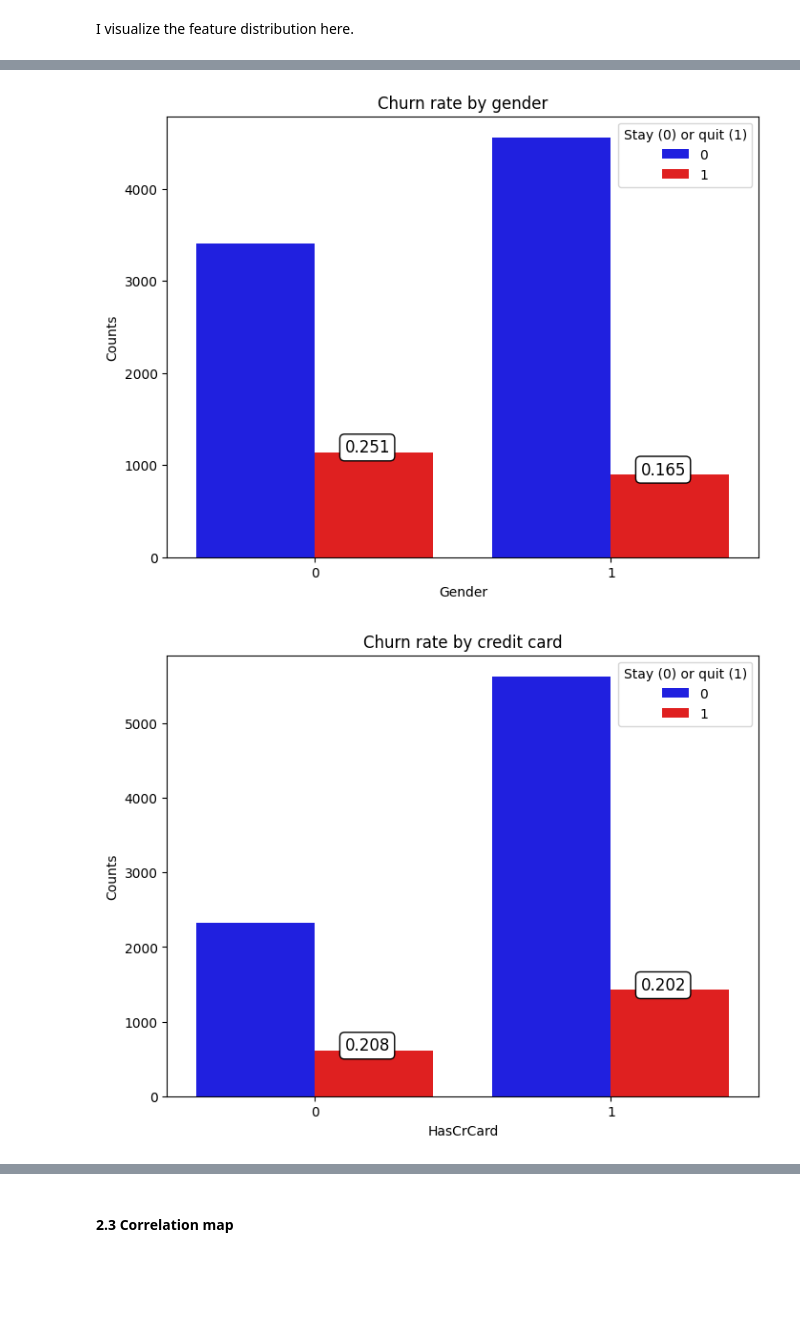
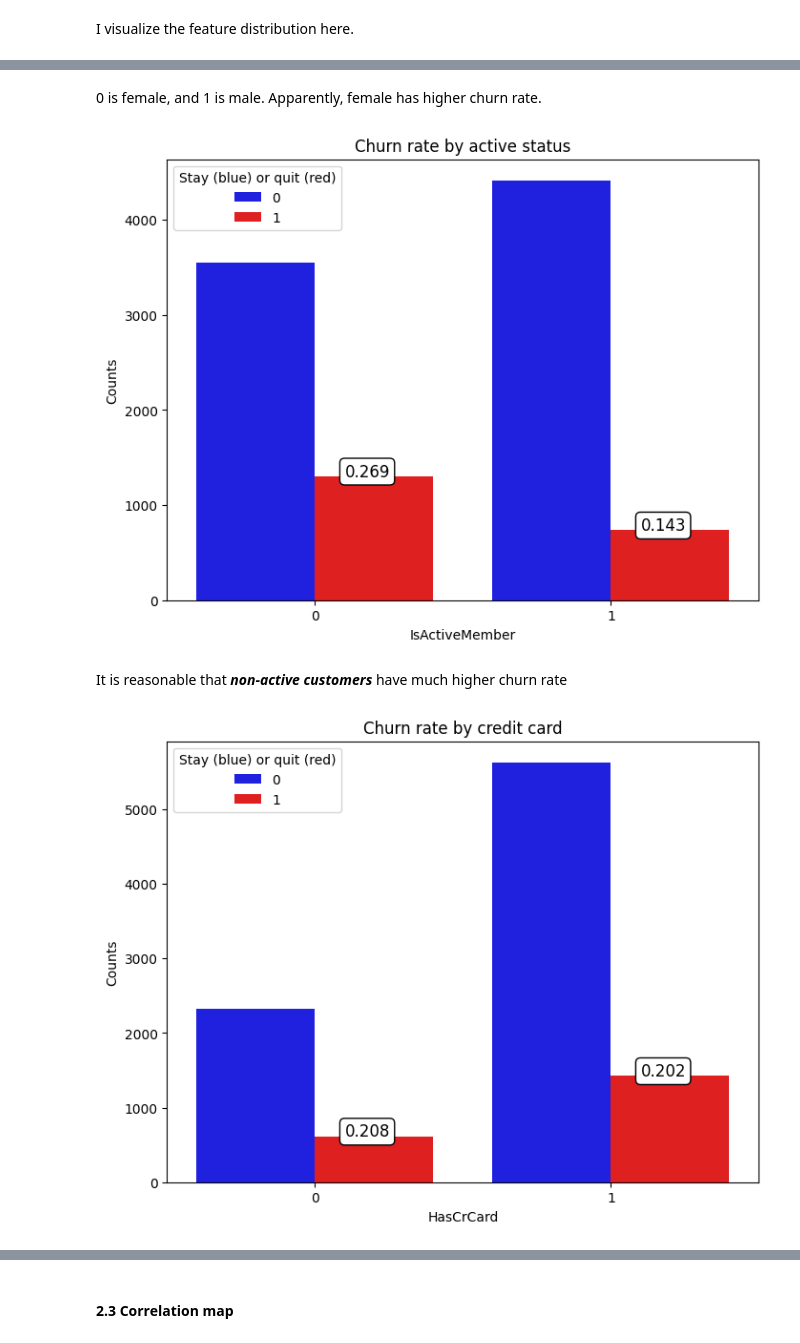
Before and after one commit to danicychao/customer_churn, a Jupyter notebook: bank_churn_rate.ipynb, the cells around one changed output, grey strips where cells are left out. Cells and saved outputs as stored; diff of their text form; code cells hidden in the pictures; blank space fills up the shorter version.

```diff
--- a/bank_churn_rate.ipynb
+++ b/bank_churn_rate.ipynb
@@ -7,7 +7,7 @@ import pandas as pd
 # %% [markdown]
 ## 1. Load data
 # %%
-file = "/Users/danichao/self_data/customer_churn.csv"
+file = "customer_churn.csv"
 churn_data = pd.read_csv(file)
 
 churn_data
@@ -163,4 +174,5 @@ churn_data['NumOfProducts'].min()
 # %%
+# function to plot categorical feature distribution for stay/churn group
 def CategoricalDistribution(feature,feature_str):
     temp = churn_data.groupby(['Exited', feature]).size().reset_index(name='counts')
     total_feature_0 = temp[temp[feature] == 0]['counts'].sum()
@@ -180,5 +192,7 @@ def CategoricalDistribution(feature,feature_str):
     plt.text(1.1, feature_churn_1, '{:.3f}'.format(feature_churn_rate_1), fontsize=12,
              bbox=dict(facecolor='white', edgecolor='black', boxstyle='round,pad=0.3', linewidth=1))
     plt.ylabel('Counts')
-    plt.legend(title='Stay (0) or quit (1)')
+    plt.legend(title='Stay (blue) or quit (red)')
     plt.title('Churn rate by {}'.format(feature_str))
+
+    plt.savefig("figures/{}_dist.png".format(feature), bbox_inches='tight')
@@ -185,7 +203,12 @@ def CategoricalDistribution(feature,feature_str):
+# %% [markdown]
+0 is female, and 1 is male. Apparently, female has higher churn rate.
+# %%
+CategoricalDistribution('IsActiveMember', 'active status')
+# %% [output]
+[figure, added]
+# %% [markdown]
+It is reasonable that ***non-active customers*** have much higher churn rate
 # %%
-CategoricalDistribution('Gender', 'gender')
 CategoricalDistribution('HasCrCard', 'credit card')
-CategoricalDistribution('IsActiveMember', 'status')
 # %% [output]
-[figure, old version]
+[figure, new version]
-[figure, removed]
```
Also changed, not shown: parts of 89 cells of this notebook.
